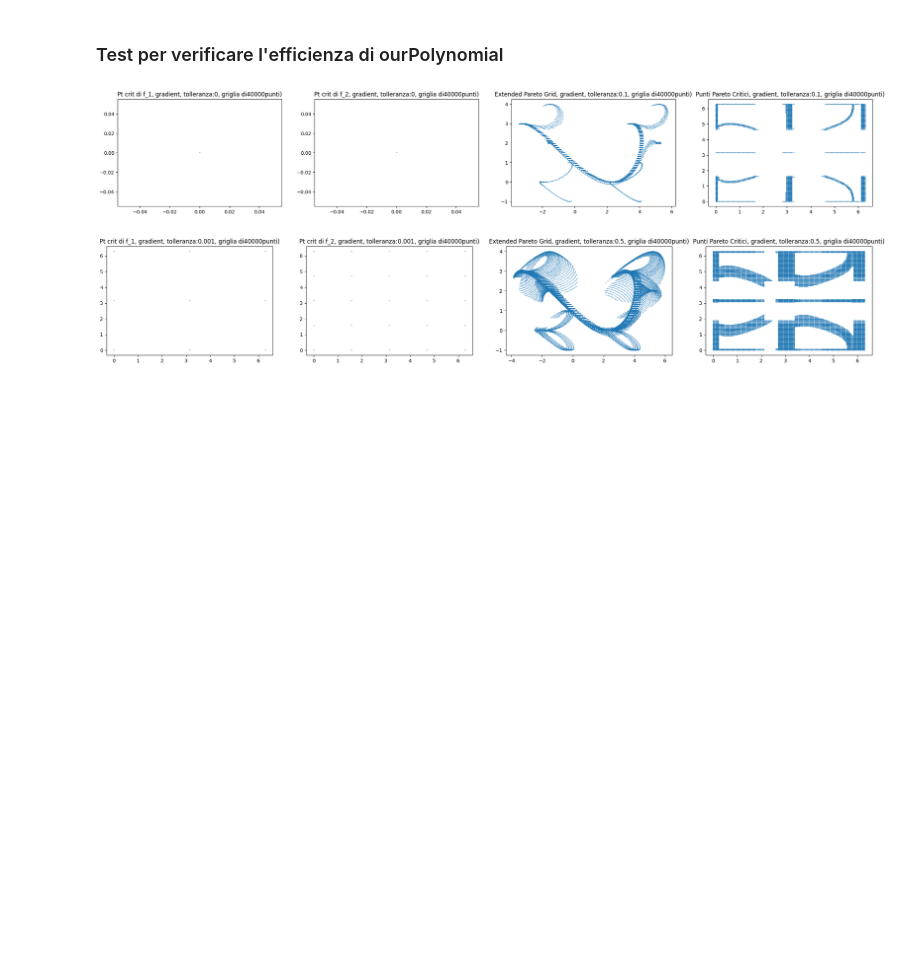
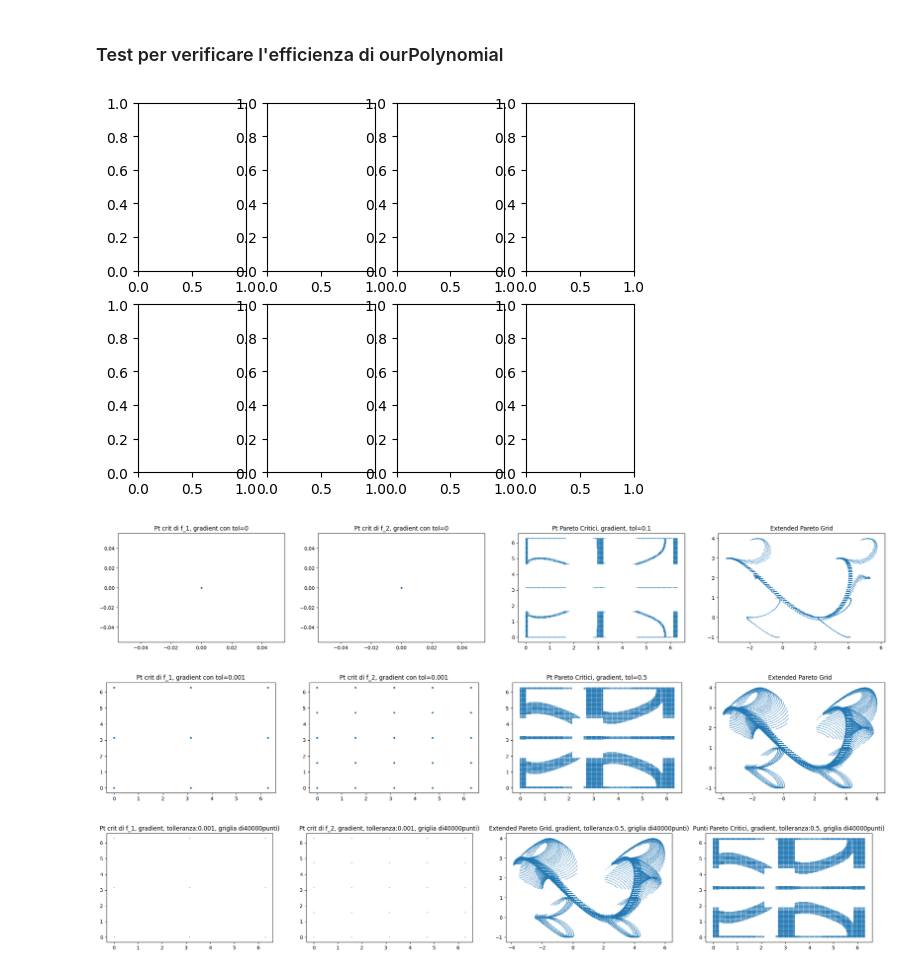
Before and after one commit to emosig/pershom, a Jupyter notebook: testsONouPolynomial.ipynb, the cells around one changed output. Cells and saved outputs as stored; diff of their text form; code cells hidden in the pictures; blank space fills up the shorter version.

```diff
--- a/testsONouPolynomial.ipynb
+++ b/testsONouPolynomial.ipynb
@@ -529,9 +528,13 @@ from ProgrammaEPG import *
 # %%
 g_1=parse('2cos^2(x+5)+4cos(y-1)')
 g_2=parse('sen^3(x)+3sen^2(y)')
-EPG(g_1,g_2,200,0,0.1,True)
+fig,axes=plt.subplots(2,4)
+axes[0]=EPG(g_1,g_2,200,0,0.1,True)
+axes[1]=EPG(g_1,g_2,200,0.001,0.5,True)
 # %% [output]
-[figure, old version]
+[figure, new version]
+[figure, added]
+[figure, added]
 # %%
 g_1=parse('2cos^2(x+5)+4cos(y-1)')
 g_2=parse('sen^3(x)+3sen^2(y)')
```
Also changed, not shown: parts of 3 cells of this notebook, 2 other files.
